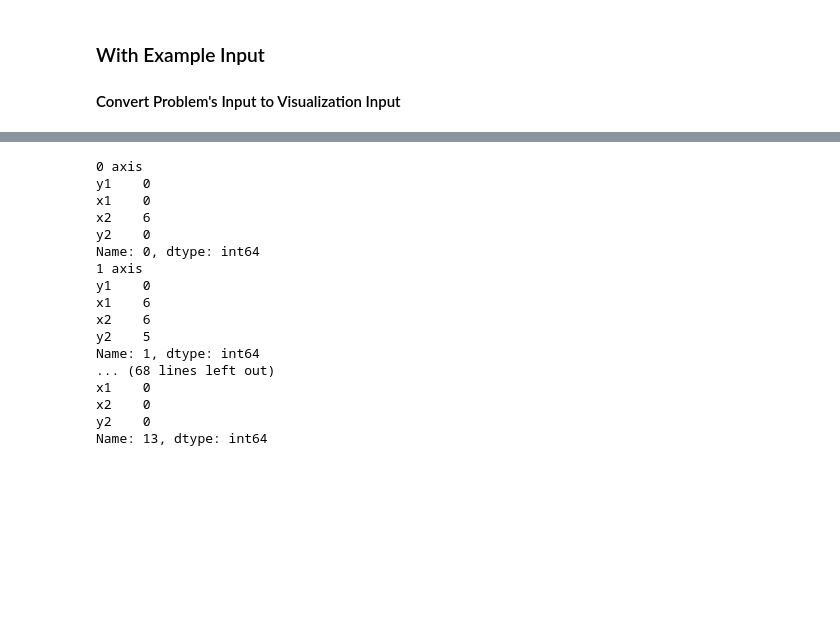
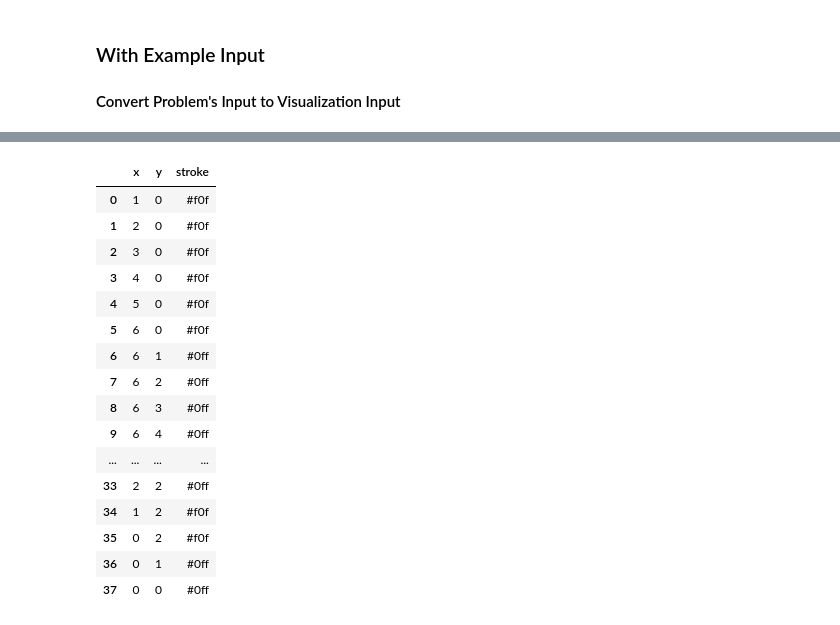
Before and after one commit to etienneschalk/advent-of-code, a Jupyter notebook: docs/source/notebooks/2023/notebook_problem_202318.ipynb, the cells around one changed output, grey strips where cells are left out. Drawn from its saved outputs; the diff is of its cells as text; code cells hidden in the pictures; blank space fills up the shorter version.

```diff
--- a/docs/source/notebooks/2023/notebook_problem_202318.ipynb
+++ b/docs/source/notebooks/2023/notebook_problem_202318.ipynb
@@ -279,21 +266,47 @@ Dimensions without coordinates: row, col
-# %%
-for r in links_df.iterrows():
-    print(r[0], r[1])
-# %% [output]
-0 axis
-y1    0
-x1    0
-x2    6
-y2    0
-Name: 0, dtype: int64
-1 axis
-y1    0
-x1    6
-x2    6
-y2    5
-Name: 1, dtype: int64
-... (68 lines left out)
-x1    0
-x2    0
-y2    0
-Name: 13, dtype: int64
+# %%
+def compute_boundary_points_coords(links_df: pd.DataFrame):
+    points = []
+
+    for r in links_df.iterrows():
+        _, data = r
+        dx = data["x2"] - data["x1"]
+        dy = data["y2"] - data["y1"]
+        # print(data.to_list(), dx, dy)
+
+        if dx != 0:
+            arr = np.linspace(1, np.abs(dx), num=np.abs(dx), dtype=int)
+            if dx < 0:
+                arr = -arr
+            for x in (data["x1"] + arr.reshape(-1, 1)).reshape(-1):
+                points.append((x, data["y1"], "#f0f"))
+
+        if dy != 0:
+            arr = np.linspace(1, np.abs(dy), num=np.abs(dy), dtype=int)
+            if dy < 0:
+                arr = -arr
+            for y in (data["y1"] + arr.reshape(-1, 1)).reshape(-1):
+                points.append((data["x1"], y, "#0ff"))
+
+    return pd.DataFrame(points, columns=["x", "y", "stroke"])
+
+
+boundary_points_coords = compute_boundary_points_coords(links_df)
+boundary_points_coords
+# %% [output]
+|  | x | y | stroke |
+| 0 | 1 | 0 | #f0f |
+| 1 | 2 | 0 | #f0f |
+| 2 | 3 | 0 | #f0f |
+| 3 | 4 | 0 | #f0f |
+| 4 | 5 | 0 | #f0f |
+| 5 | 6 | 0 | #f0f |
+| 6 | 6 | 1 | #0ff |
+| 7 | 6 | 2 | #0ff |
+| 8 | 6 | 3 | #0ff |
+| 9 | 6 | 4 | #0ff |
+| ... | ... | ... | ... |
+| 33 | 2 | 2 | #0ff |
+| 34 | 1 | 2 | #f0f |
+| 35 | 0 | 2 | #f0f |
+| 36 | 0 | 1 | #0ff |
+| 37 | 0 | 0 | #0ff |
```
Also changed, not shown: parts of 14 cells of this notebook, 1 other file.
